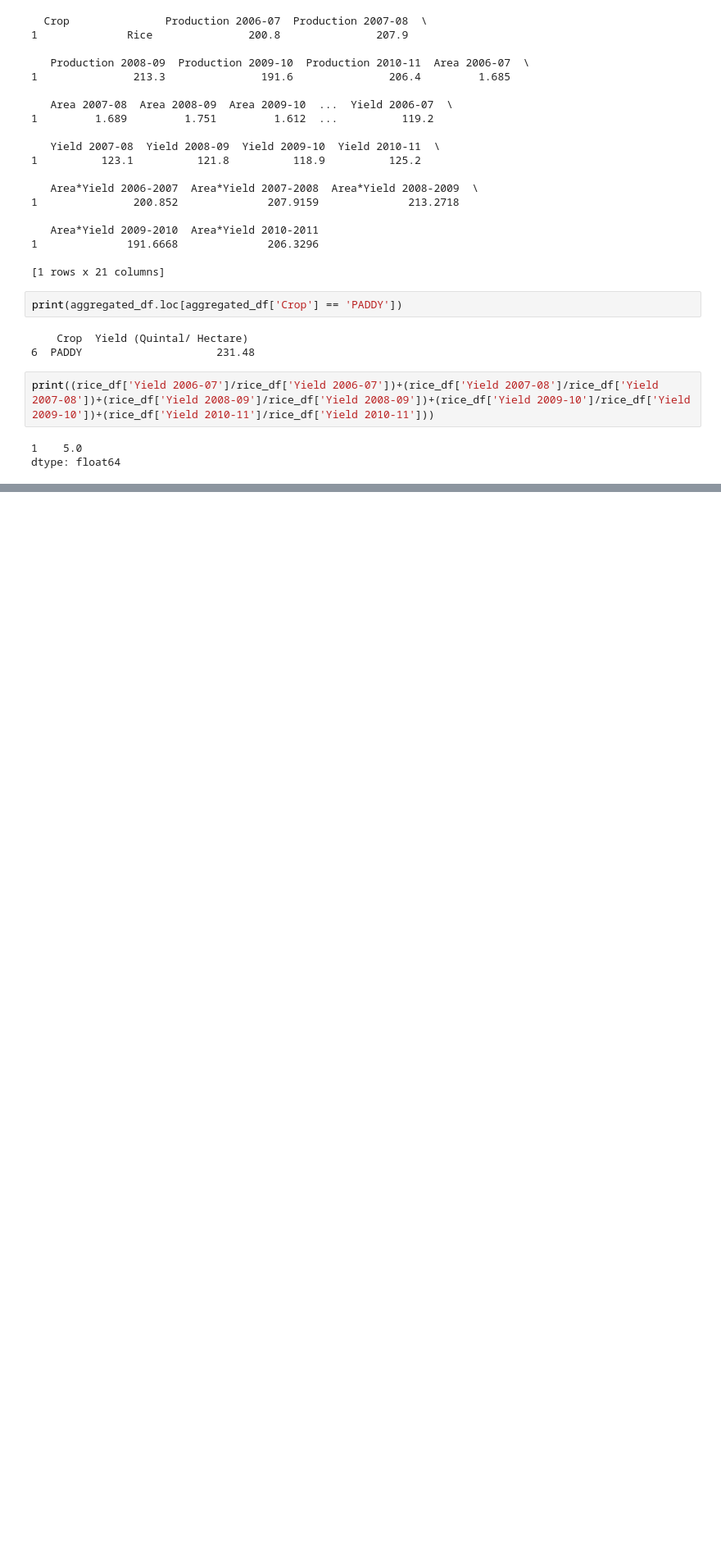
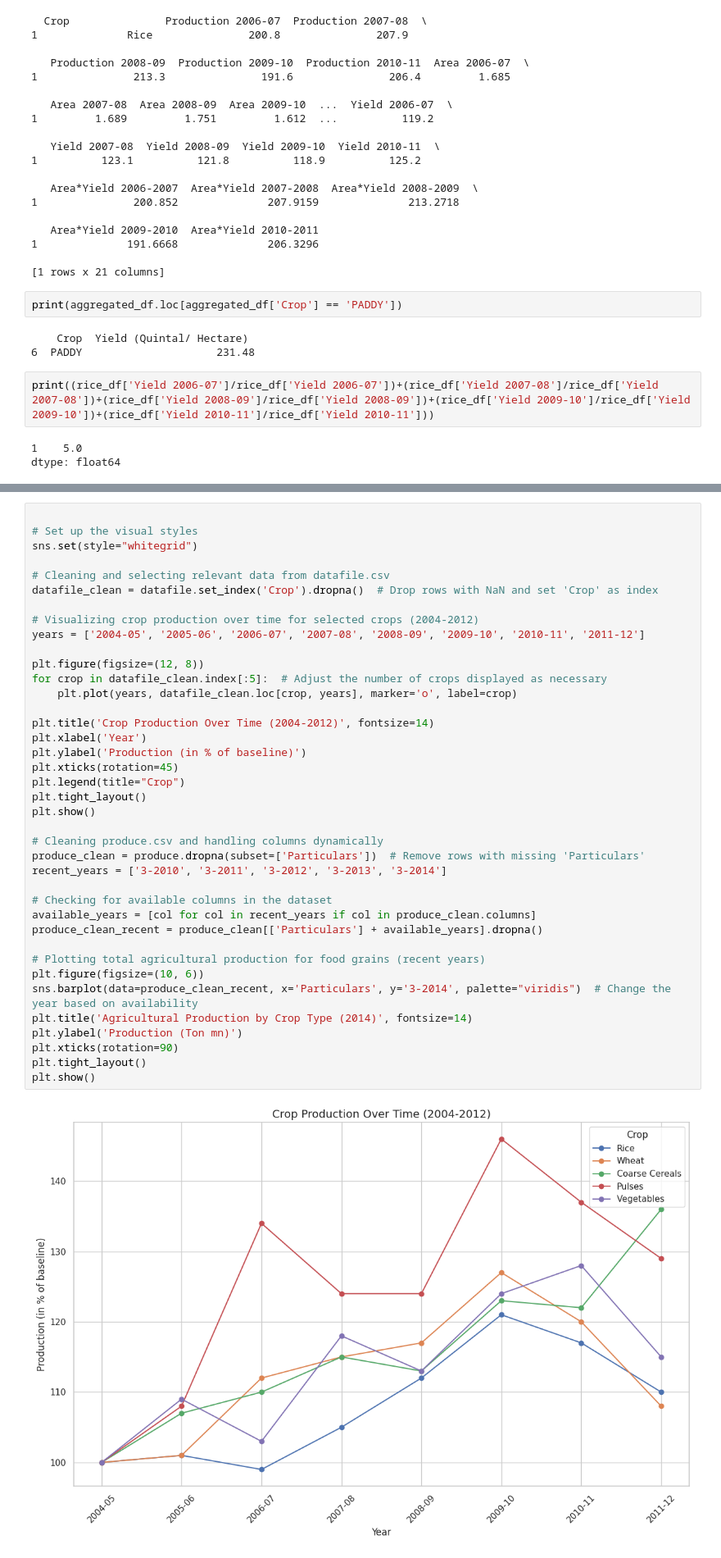
Before and after one commit to Darkwolf68/Unicoverage-INternship, a Jupyter notebook: Untitled21.ipynb, the cells around one changed output, grey strips where cells are left out. Shown at 82% size. Cells and saved outputs as stored; diff of their text form; blank space fills up the shorter version.

```diff
--- a/Untitled21.ipynb
+++ b/Untitled21.ipynb
@@ -369,0 +467,41 @@ dtype: float64
+# %%
+
+# Set up the visual styles
+sns.set(style="whitegrid")
+
+# Cleaning and selecting relevant data from datafile.csv
+datafile_clean = datafile.set_index('Crop').dropna()  # Drop rows with NaN and set 'Crop' as index
+
+# Visualizing crop production over time for selected crops (2004-2012)
+years = ['2004-05', '2005-06', '2006-07', '2007-08', '2008-09', '2009-10', '2010-11', '2011-12']
+
+plt.figure(figsize=(12, 8))
+for crop in datafile_clean.index[:5]:  # Adjust the number of crops displayed as necessary
+    plt.plot(years, datafile_clean.loc[crop, years], marker='o', label=crop)
+
+plt.title('Crop Production Over Time (2004-2012)', fontsize=14)
+plt.xlabel('Year')
+plt.ylabel('Production (in % of baseline)')
+plt.xticks(rotation=45)
+plt.legend(title="Crop")
+plt.tight_layout()
+plt.show()
+
+# Cleaning produce.csv and handling columns dynamically
+produce_clean = produce.dropna(subset=['Particulars'])  # Remove rows with missing 'Particulars'
+recent_years = ['3-2010', '3-2011', '3-2012', '3-2013', '3-2014']
+
+# Checking for available columns in the dataset
+available_years = [col for col in recent_years if col in produce_clean.columns]
+produce_clean_recent = produce_clean[['Particulars'] + available_years].dropna()
+
+# Plotting total agricultural production for food grains (recent years)
+plt.figure(figsize=(10, 6))
+sns.barplot(data=produce_clean_recent, x='Particulars', y='3-2014', palette="viridis")  # Change the year based on availability
+plt.title('Agricultural Production by Crop Type (2014)', fontsize=14)
+plt.ylabel('Production (Ton mn)')
+plt.xticks(rotation=90)
+plt.tight_layout()
+plt.show()
+# %% [output]
+[figure, added]
```
Also changed, not shown: parts of 8 cells of this notebook.
